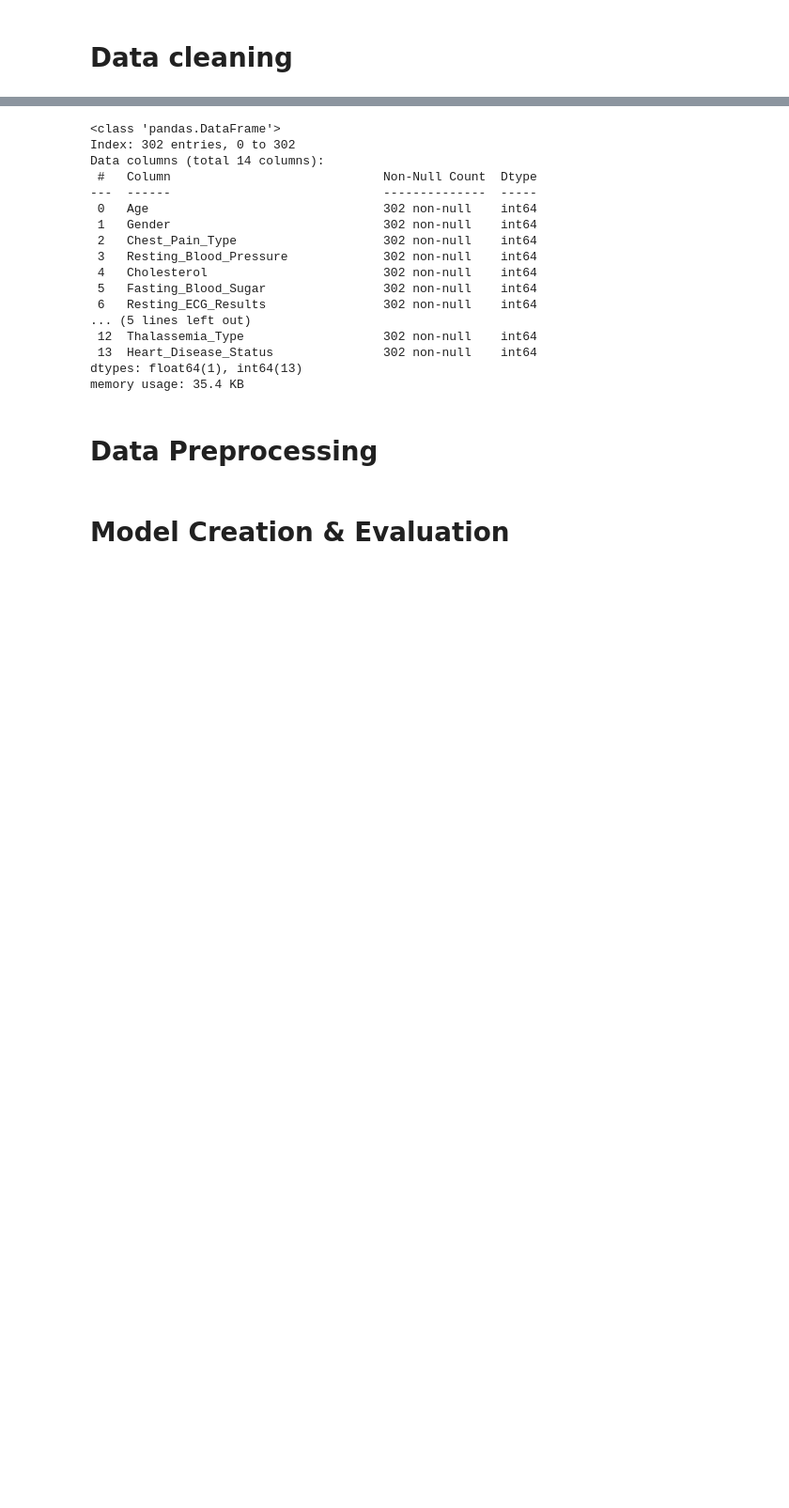
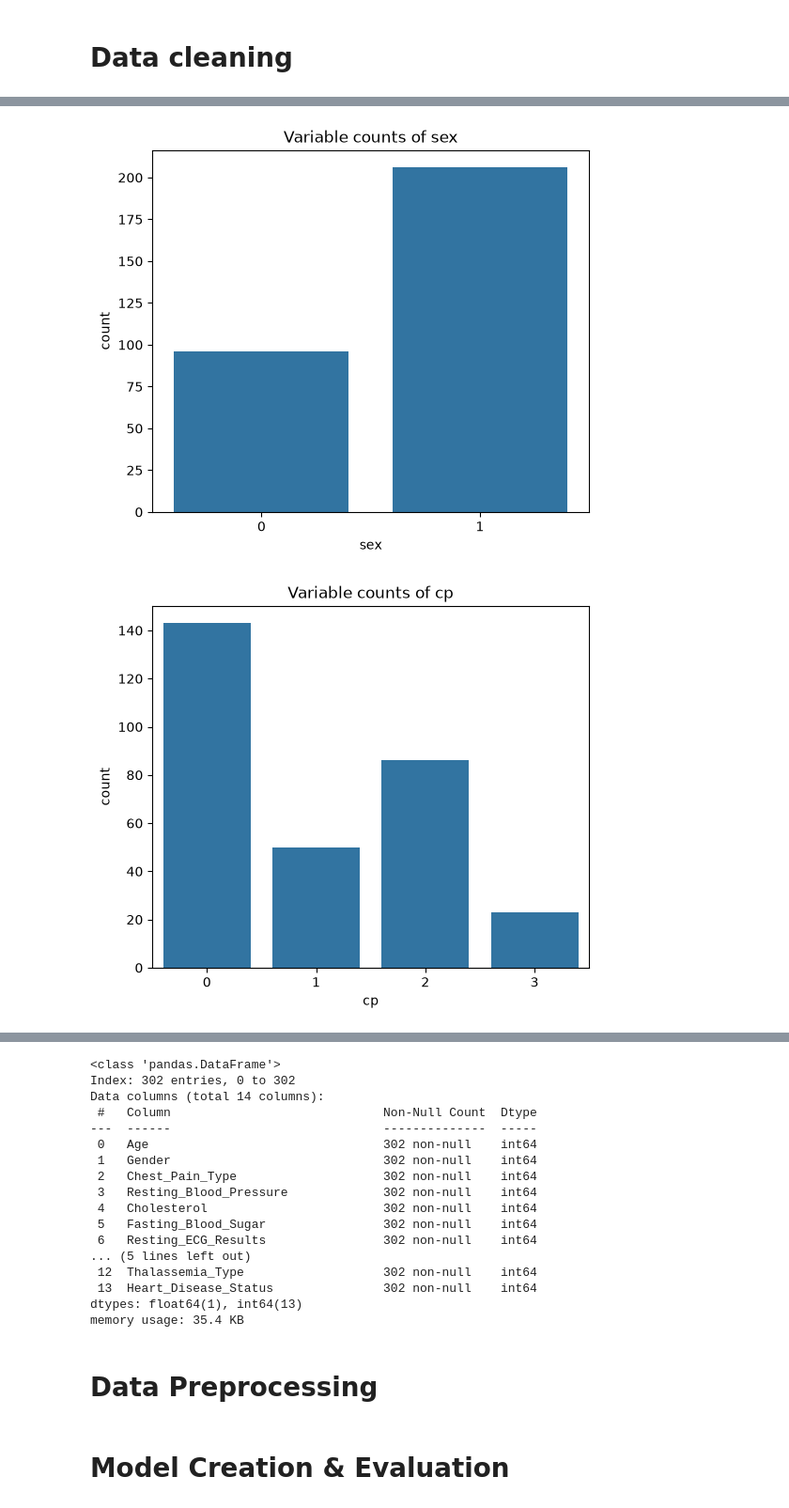
Before and after one commit to Limbu-Unish/Heart_Disease_Prediction, a Jupyter notebook: Model_Creation/Heart_disease_prediciton.ipynb, the cells around one changed output, grey strips where cells are left out. Shown at 94% size. Saved outputs shown, nothing was run; the diff lists cells and outputs as text; code cells hidden in the pictures; blank space fills up the shorter version.

```diff
--- a/Model_Creation/Heart_disease_prediciton.ipynb
+++ b/Model_Creation/Heart_disease_prediciton.ipynb
@@ -168,0 +146,12 @@ df = df_initial.drop_duplicates()
+# %%
+# Checking the value counts for every variables.
+count_columns = df.drop(columns=['age']).columns
+
+for col in count_columns:
+    plt.figure(figsize=(6,5))
+    sns.countplot(x=df[col])
+    plt.title(f'Variable counts of {col}')
+    plt.show()
+# %% [output]
+[figure, added]
+[figure, added]
```
Also changed, not shown: parts of 7 cells of this notebook.
